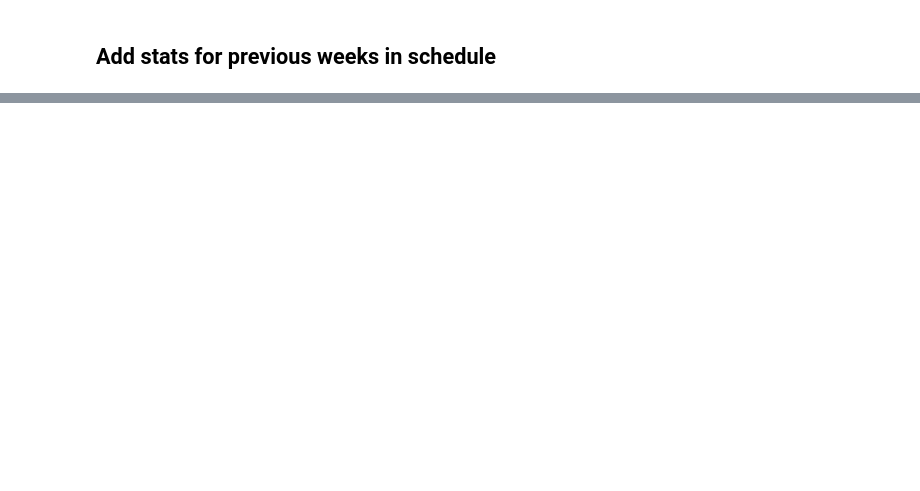
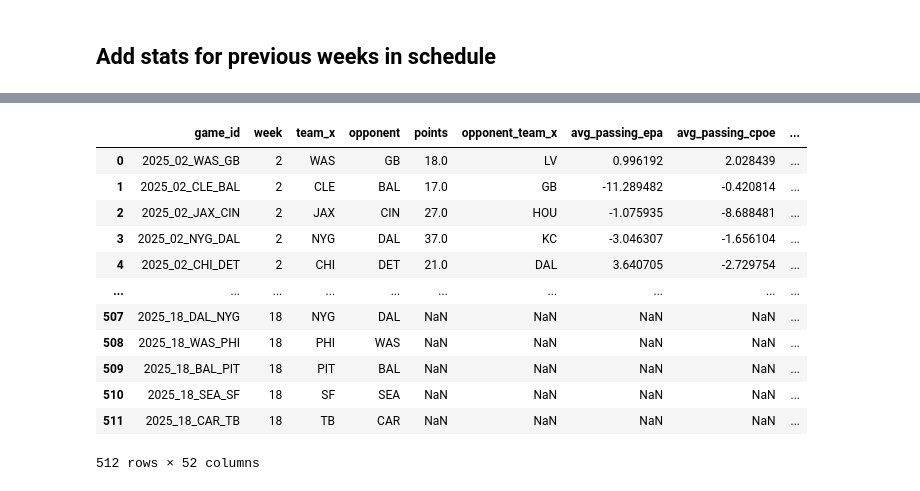
Before and after one commit to tyler-burns/NFLMatchupPrediction, a Jupyter notebook: Code/TrainingDataRetrieval.ipynb, the cells around one changed output, grey strips where cells are left out. Saved outputs shown, nothing was run; the diff lists cells and outputs as text; code cells hidden in the pictures; blank space fills up the shorter version.

Commit message:
Built the first iteration of a usable table for our prediction.

```diff
--- a/Code/TrainingDataRetrieval.ipynb
+++ b/Code/TrainingDataRetrieval.ipynb
@@ -255,0 +274,8 @@ schedule[schedule['week'] > 1]
+# %%
+schedule_away = schedule_away.rename(columns={'home_team':'opponent', 'away_team':'team', 'away_score':'points'})
+schedule_away = schedule_away[['game_id', 'week', 'team', 'opponent', 'points']]
+
+schedule_home = schedule_home.rename(columns={'away_team':'opponent', 'home_team':'team', 'home_score':'points'})
+schedule_home = schedule_home[['game_id', 'week', 'team', 'opponent', 'points']]
+# %%
+schedule_total = pd.concat([schedule_away, schedule_home])
@@ -255,0 +298,22 @@ schedule[schedule['week'] > 1]
+# %%
+result = schedule_total.merge(offensive_stats, on=['week', 'team'], how='left')
+result = result.merge(defensive_stats, left_on=['week', 'opponent'], right_on=['week','opponent_team'], how='left')
+# %%
+result['team_top'] = result['team_x'].map(top_dict)
+result['opp_top'] = result['opponent'].map(top_dict)
+# %%
+result
+# %% [output]
+|  | game_id | week | team_x | opponent | points | opponent_team_x | avg_passing_epa | avg_passing_cpoe | ... |
+| 0 | 2025_02_WAS_GB | 2 | WAS | GB | 18.0 | LV | 0.996192 | 2.028439 | ... |
+| 1 | 2025_02_CLE_BAL | 2 | CLE | BAL | 17.0 | GB | -11.289482 | -0.420814 | ... |
+| 2 | 2025_02_JAX_CIN | 2 | JAX | CIN | 27.0 | HOU | -1.075935 | -8.688481 | ... |
+| 3 | 2025_02_NYG_DAL | 2 | NYG | DAL | 37.0 | KC | -3.046307 | -1.656104 | ... |
+| 4 | 2025_02_CHI_DET | 2 | CHI | DET | 21.0 | DAL | 3.640705 | -2.729754 | ... |
+| ... | ... | ... | ... | ... | ... | ... | ... | ... | ... |
+| 507 | 2025_18_DAL_NYG | 18 | NYG | DAL | NaN | NaN | NaN | NaN | ... |
+| 508 | 2025_18_WAS_PHI | 18 | PHI | WAS | NaN | NaN | NaN | NaN | ... |
+| 509 | 2025_18_BAL_PIT | 18 | PIT | BAL | NaN | NaN | NaN | NaN | ... |
+| 510 | 2025_18_SEA_SF | 18 | SF | SEA | NaN | NaN | NaN | NaN | ... |
+| 511 | 2025_18_CAR_TB | 18 | TB | CAR | NaN | NaN | NaN | NaN | ... |
+512 rows × 52 columns
```
Also changed, not shown: parts of 16 cells of this notebook.
